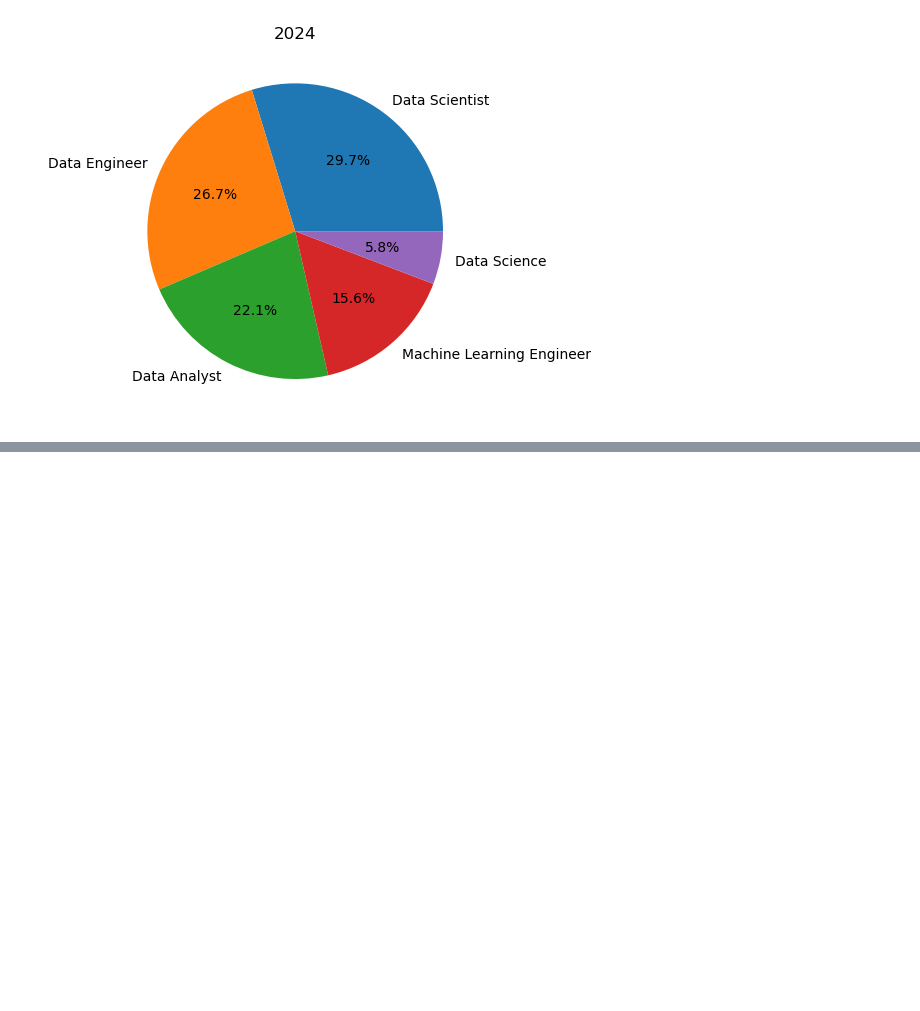
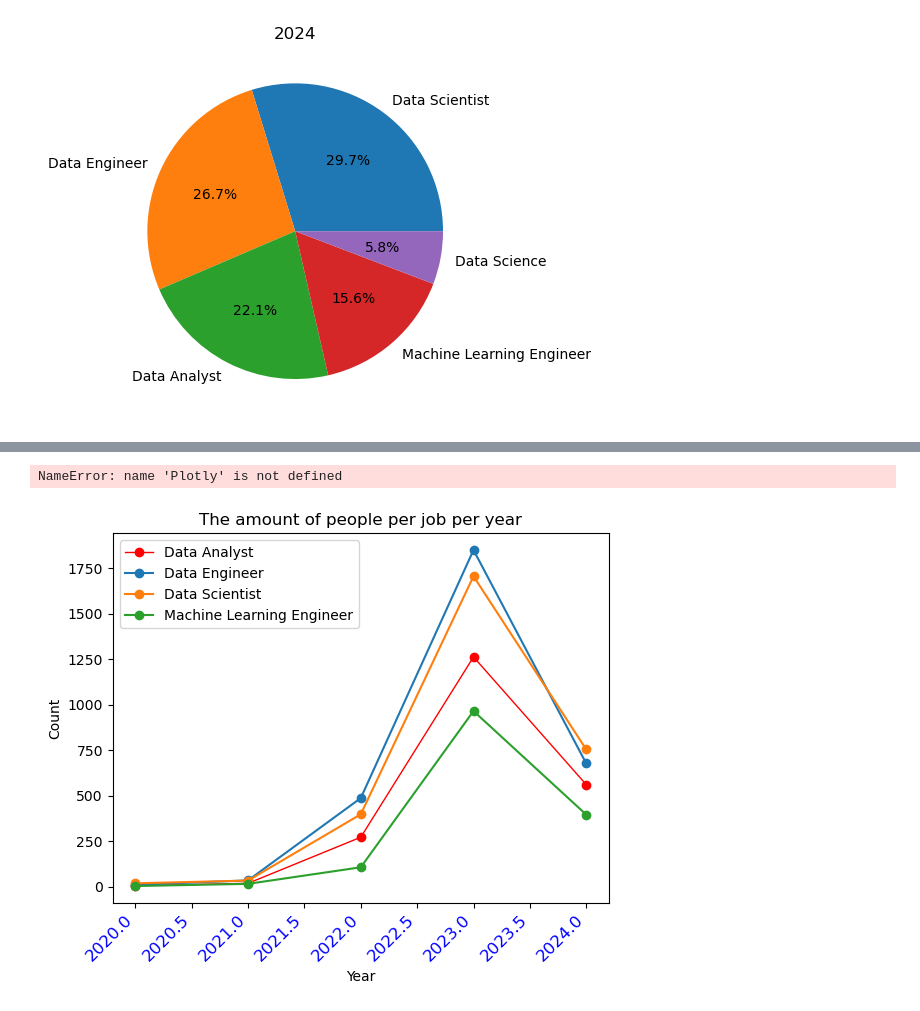
Before and after one commit to Karall0k/P1Group_3, a Jupyter notebook: group3projectAL.ipynb, the cells around one changed output, grey strips where cells are left out. Cells and saved outputs as stored; diff of their text form; code cells hidden in the pictures; blank space fills up the shorter version.

```diff
--- a/group3projectAL.ipynb
+++ b/group3projectAL.ipynb
@@ -65,0 +79,6 @@ top_5_jobs_df =
+# %%
+#create a dataframe with the counts of each year
+value_counts = top_4.groupby(['job_title', 'work_year']).size().reset_index(name='count')
+
+top_4_df = pd.DataFrame(value_counts)
+top_4_df
@@ -65,0 +103,27 @@ top_5_jobs_df =
+# %%
+#filter the data to each job
+data_analyst = top_4_df[top_4_df['job_title'].isin(['Data Analyst'])]
+data_engineer = top_4_df[top_4_df['job_title'].isin(['Data Engineer'])]
+data_scientist = top_4_df[top_4_df['job_title'].isin(['Data Scientist'])]
+machine_learning_engineer = top_4_df[top_4_df['job_title'].isin(['Machine Learning Engineer'])]
+
+# Create a line plot with the filtered data
+Data_Analyst, = plt.plot(data_analyst['work_year'], data_analyst['count'], marker='o', linestyle='-', linewidth = 1,color = "red", label = "Data Analyst")
+Data_Engineer, = plt.plot(data_engineer['work_year'], data_engineer['count'], marker='o', linestyle='-', label = "Data Engineer")
+Data_Scientist, = plt.plot(data_scientist['work_year'], data_scientist['count'], marker='o', linestyle='-', label = "Data Scientist")
+Machine_Learning_Engineer, = plt.plot(machine_learning_engineer['work_year'], machine_learning_engineer['count'], marker='o', linestyle='-', label = "Machine Learning Engineer")
+
+# Add labels and title
+plt.xlabel('Year')
+plt.ylabel('Count')
+plt.title('The amount of people per job per year')
+plt.xticks(rotation=45, fontsize=12, color='blue', ha='right')
+new_xticklabels = ['2020','2021', '2022', '2023', '2024']
+plt.legend(handles=[Data_Analyst,Data_Engineer, Data_Scientist, Machine_Learning_Engineer], loc="best")
+
+
+# Show the plot
+plt.show()
+# %% [output]
+NameError: name 'Plotly' is not defined
+[figure, added]
```
Also changed, not shown: parts of 4 cells of this notebook.
